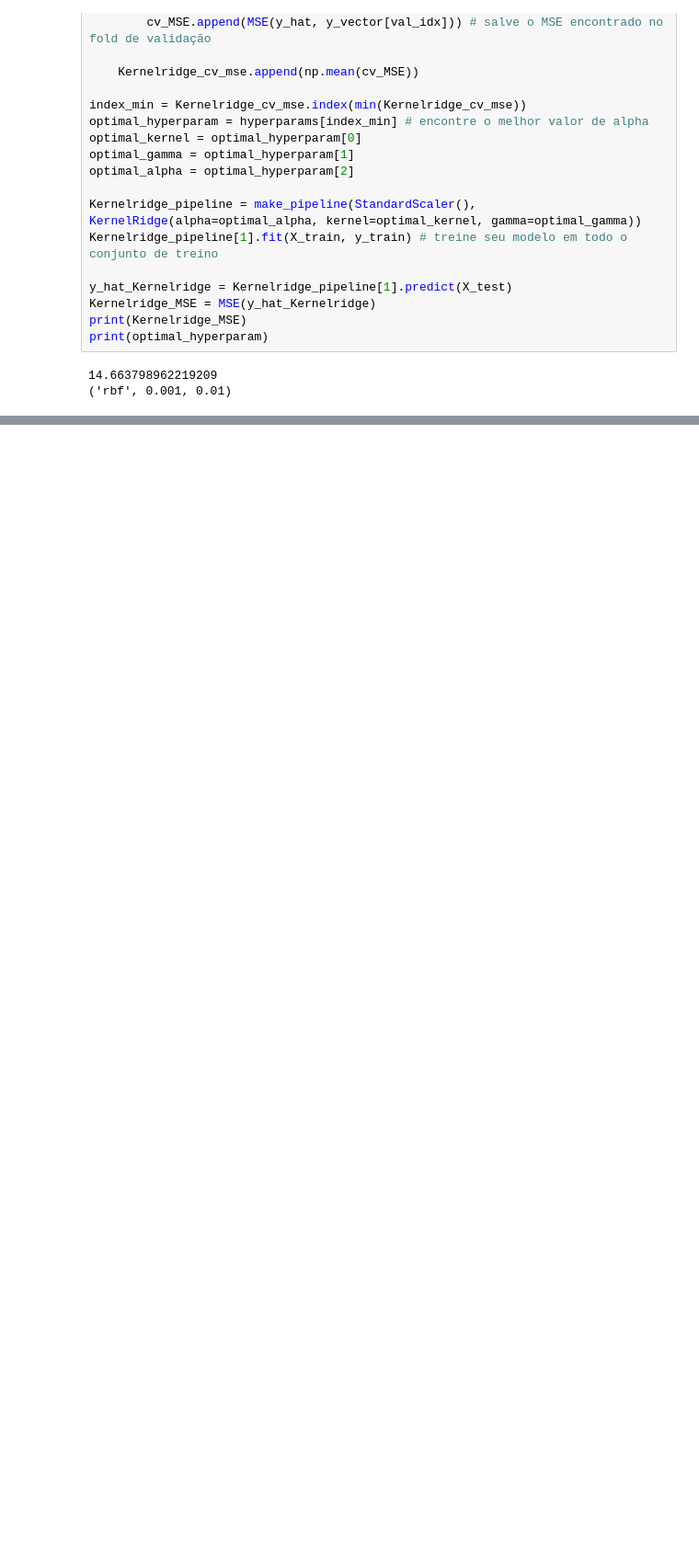
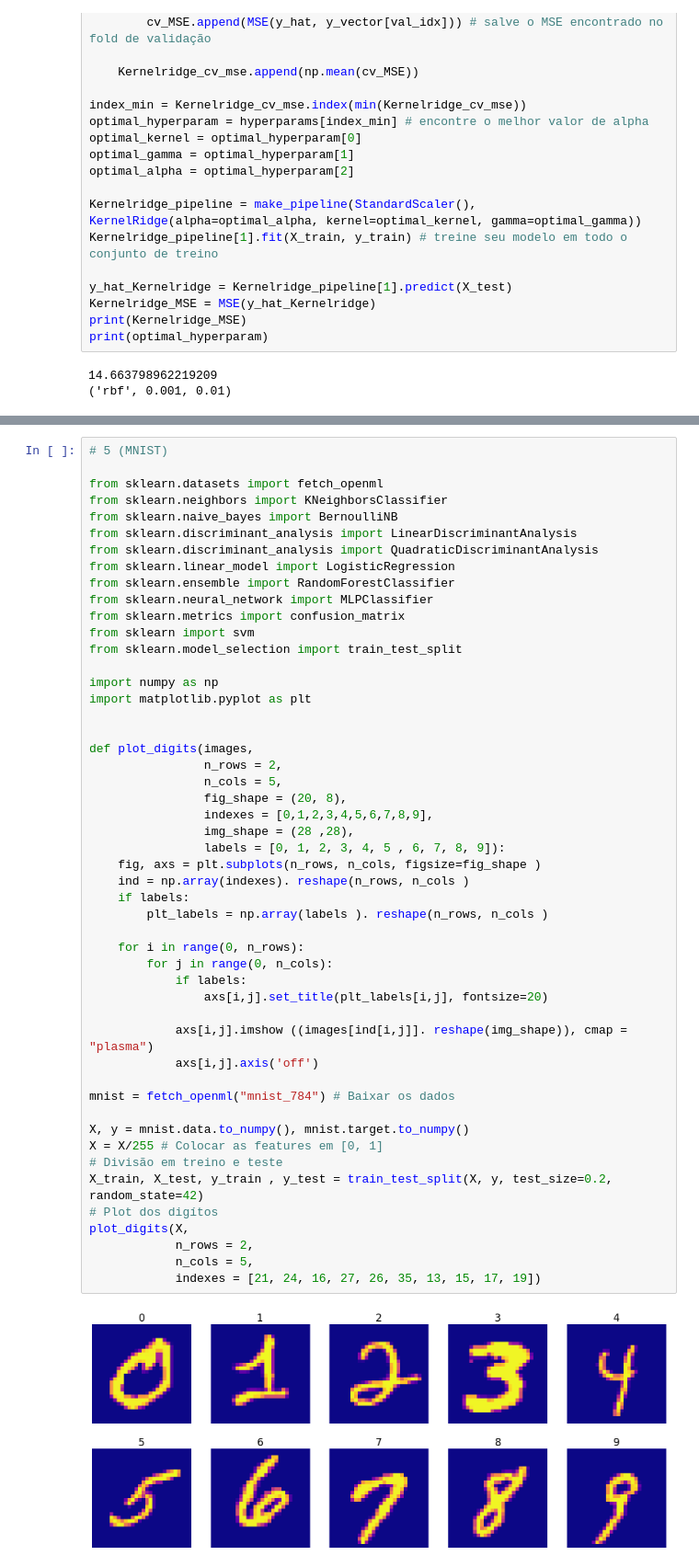
Before and after one commit to epedropaulo/MyPython, a Jupyter notebook: Machine Learning/Lista2/Respostas.ipynb, the cells around one changed output, grey strips where cells are left out. Shown at 92% size. Cells and saved outputs as stored; diff of their text form; blank space fills up the shorter version.

```diff
--- a/Machine Learning/Lista2/Respostas.ipynb
+++ b/Machine Learning/Lista2/Respostas.ipynb
@@ -151,0 +259,52 @@ print(optimal_hyperparam)
+# %%
+# 5 (MNIST)
+
+from sklearn.datasets import fetch_openml
+from sklearn.neighbors import KNeighborsClassifier
+from sklearn.naive_bayes import BernoulliNB
+from sklearn.discriminant_analysis import LinearDiscriminantAnalysis
+from sklearn.discriminant_analysis import QuadraticDiscriminantAnalysis
+from sklearn.linear_model import LogisticRegression
+from sklearn.ensemble import RandomForestClassifier
+from sklearn.neural_network import MLPClassifier
+from sklearn.metrics import confusion_matrix
+from sklearn import svm
+from sklearn.model_selection import train_test_split
+
+import numpy as np
+import matplotlib.pyplot as plt
+
+
+def plot_digits(images,
+                n_rows = 2,
+                n_cols = 5,
+                fig_shape = (20, 8),
+                indexes = [0,1,2,3,4,5,6,7,8,9],
+                img_shape = (28 ,28),
+                labels = [0, 1, 2, 3, 4, 5 , 6, 7, 8, 9]):
+    fig, axs = plt.subplots(n_rows, n_cols, figsize=fig_shape )
+    ind = np.array(indexes). reshape(n_rows, n_cols )
+    if labels:
+        plt_labels = np.array(labels ). reshape(n_rows, n_cols )
+
+    for i in range(0, n_rows):
+        for j in range(0, n_cols):
+            if labels:
+                axs[i,j].set_title(plt_labels[i,j], fontsize=20)
+
+            axs[i,j].imshow ((images[ind[i,j]]. reshape(img_shape)), cmap = "plasma")
+            axs[i,j].axis('off')
+
+mnist = fetch_openml("mnist_784") # Baixar os dados
+
+X, y = mnist.data.to_numpy(), mnist.target.to_numpy()
+X = X/255 # Colocar as features em [0, 1]
+# Divisão em treino e teste
+X_train, X_test, y_train , y_test = train_test_split(X, y, test_size=0.2, random_state=42)
+# Plot dos digítos
+plot_digits(X,
+            n_rows = 2,
+            n_cols = 5,
+            indexes = [21, 24, 16, 27, 26, 35, 13, 15, 17, 19])
+# %% [output]
+[figure, added]
```
Also changed, not shown: parts of 43 cells of this notebook, 1 other file.
